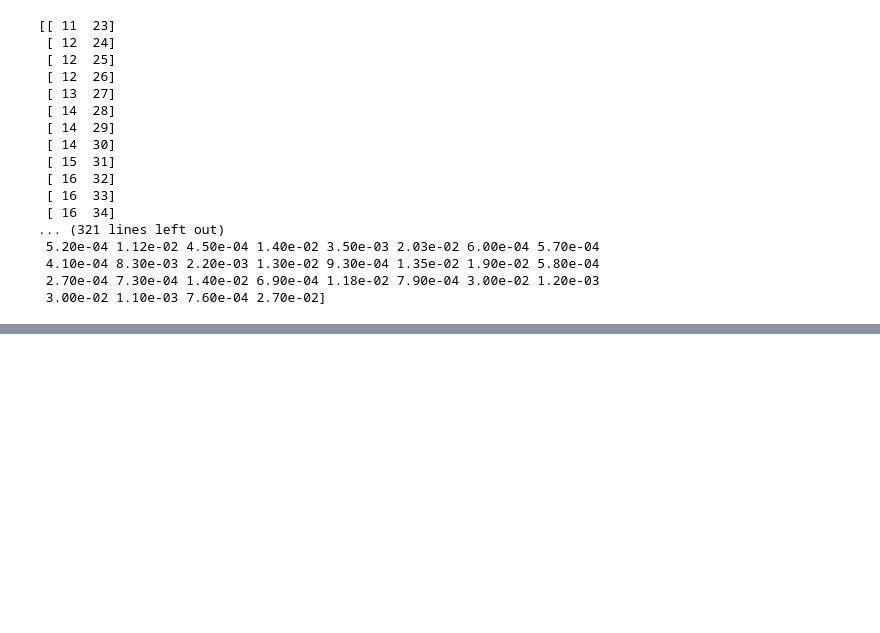
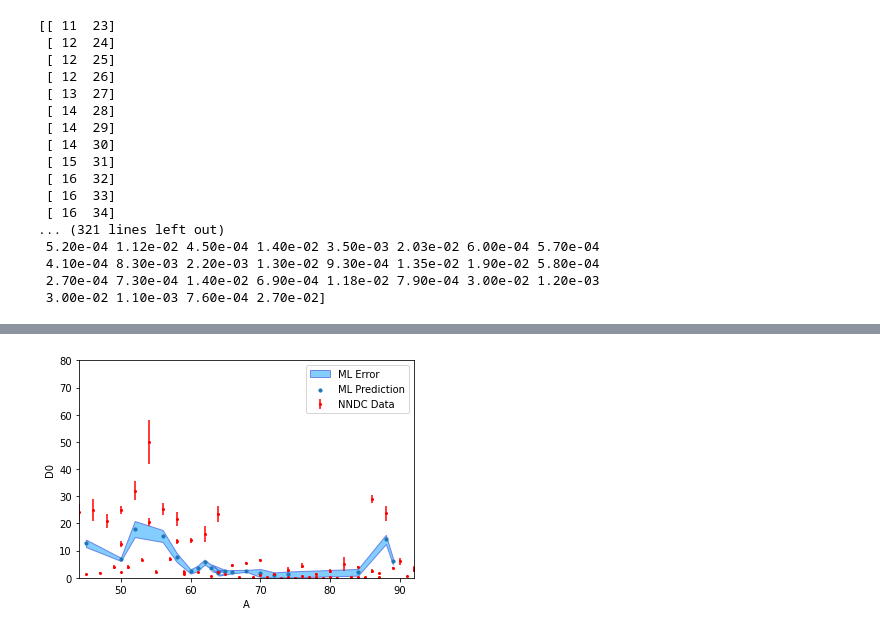
Before and after one commit to Rooitier/masters, a Jupyter notebook: learning/learning.ipynb, the cells around one changed output, grey strips where cells are left out. Saved outputs shown, nothing was run; the diff lists cells and outputs as text; code cells hidden in the pictures; blank space fills up the shorter version.

```diff
--- a/learning/learning.ipynb
+++ b/learning/learning.ipynb
@@ -106,0 +103,5 @@ array([11.1775])
+# %%
+test_data = pd.read_csv("test.txt", delim_whitespace=True)
+test_data = test_data[['Z','A']]
+test_data = test_data.values.reshape(-1,2)
+print(test_data)
@@ -106,0 +174,15 @@ array([11.1775])
+# %%
+y_pred = rf.predict(test_data)
+rf_err = abs(fci.random_forest_error(rf,arr_x,test_data,calibrate=False))
+# %%
+plt.errorbar(signal['A'],signal['D0'],yerr=signal['dD'],fmt='o',markersize=2, color='red',label='NNDC Data')
+plt.fill_between(test_data[:,1], y_pred - np.sqrt(rf_err), y_pred + np.sqrt(rf_err), alpha=0.5, edgecolor='#1B2ACC', facecolor='#089FFF',label='ML Error')
+plt.scatter(test_data[:,1],y_pred,s=10,label='ML Prediction')
+plt.xlim(44,92)
+plt.ylim(0,80)
+plt.legend()
+plt.xlabel("A")
+plt.ylabel("D0")
+plt.show()
+# %% [output]
+[figure, added]
```
Also changed, not shown: parts of 13 cells of this notebook, 5 other files.
